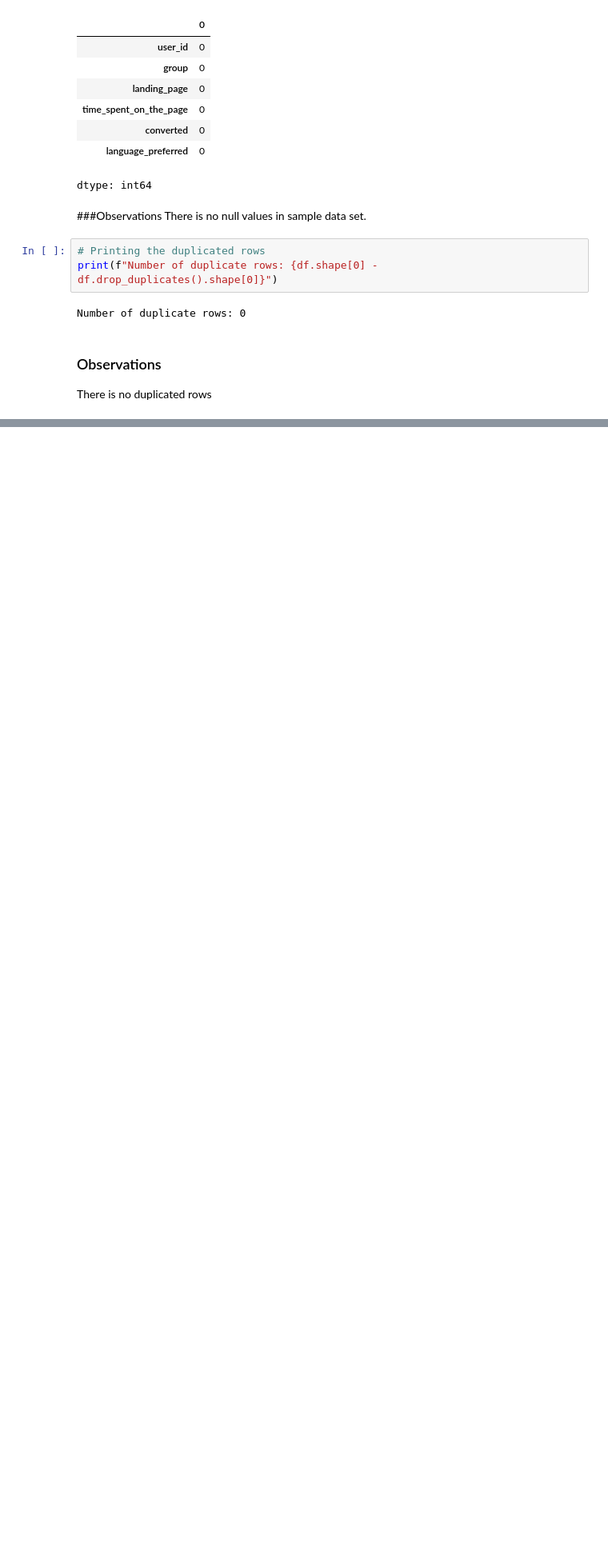
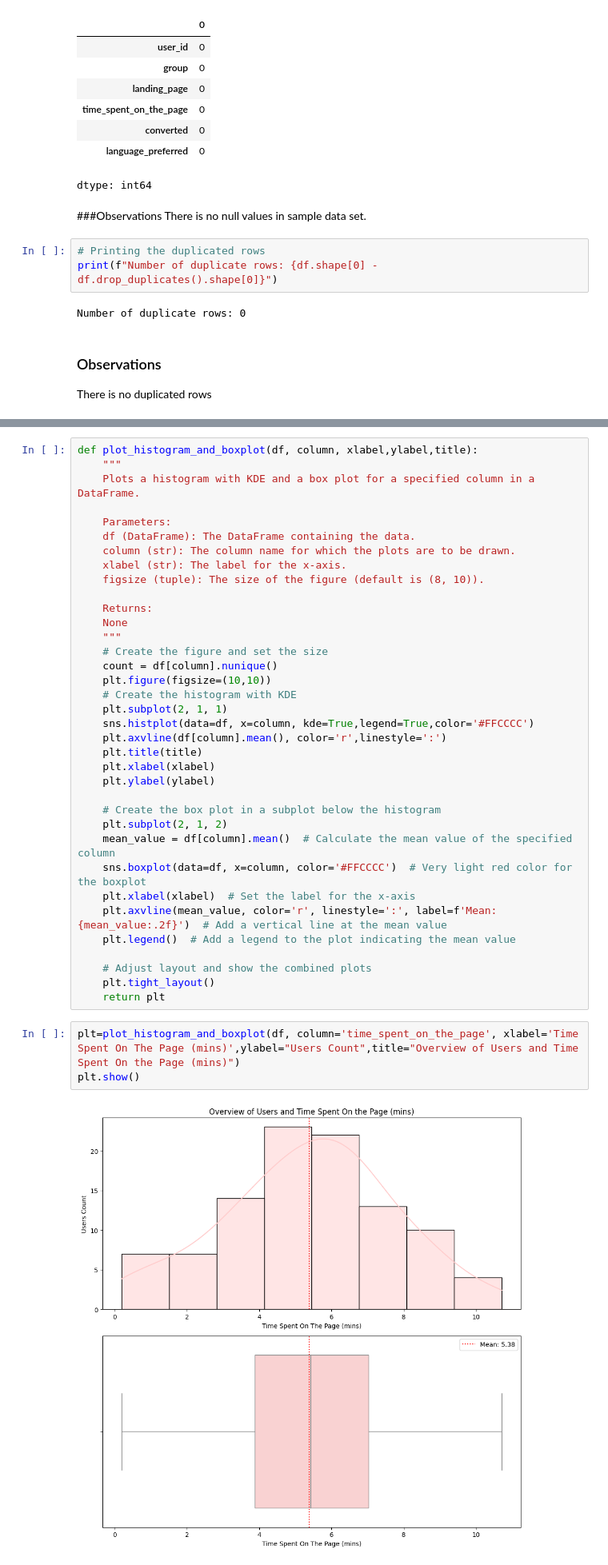
Before and after one commit to Rajesh2015/E-news-Express-Project, a Jupyter notebook: E-news Express Project Solution.ipynb, the cells around one changed output, grey strips where cells are left out. Shown at 80% size. Saved outputs shown, nothing was run; the diff lists cells and outputs as text; blank space fills up the shorter version.

```diff
--- a/E-news Express Project Solution.ipynb
+++ b/E-news Express Project Solution.ipynb
@@ -189,0 +194,41 @@ There is no duplicated rows
+# %%
+def plot_histogram_and_boxplot(df, column, xlabel,ylabel,title):
+    """
+    Plots a histogram with KDE and a box plot for a specified column in a DataFrame.
+
+    Parameters:
+    df (DataFrame): The DataFrame containing the data.
+    column (str): The column name for which the plots are to be drawn.
+    xlabel (str): The label for the x-axis.
+    figsize (tuple): The size of the figure (default is (8, 10)).
+
+    Returns:
+    None
+    """
+    # Create the figure and set the size
+    count = df[column].nunique()
+    plt.figure(figsize=(10,10))
+    # Create the histogram with KDE
+    plt.subplot(2, 1, 1)
+    sns.histplot(data=df, x=column, kde=True,legend=True,color='#FFCCCC')
+    plt.axvline(df[column].mean(), color='r',linestyle=':')
+    plt.title(title)
+    plt.xlabel(xlabel)
+    plt.ylabel(ylabel)
+
+    # Create the box plot in a subplot below the histogram
+    plt.subplot(2, 1, 2)
+    mean_value = df[column].mean()  # Calculate the mean value of the specified column
+    sns.boxplot(data=df, x=column, color='#FFCCCC')  # Very light red color for the boxplot
+    plt.xlabel(xlabel)  # Set the label for the x-axis
+    plt.axvline(mean_value, color='r', linestyle=':', label=f'Mean: {mean_value:.2f}')  # Add a vertical line at the mean value
+    plt.legend()  # Add a legend to the plot indicating the mean value
+
+    # Adjust layout and show the combined plots
+    plt.tight_layout()
+    return plt
+# %%
+plt=plot_histogram_and_boxplot(df, column='time_spent_on_the_page', xlabel='Time Spent On The Page (mins)',ylabel="Users Count",title="Overview of Users and Time Spent On the Page (mins)")
+plt.show()
+# %% [output]
+[figure, added]
```
Also changed, not shown: parts of 2 cells of this notebook.
